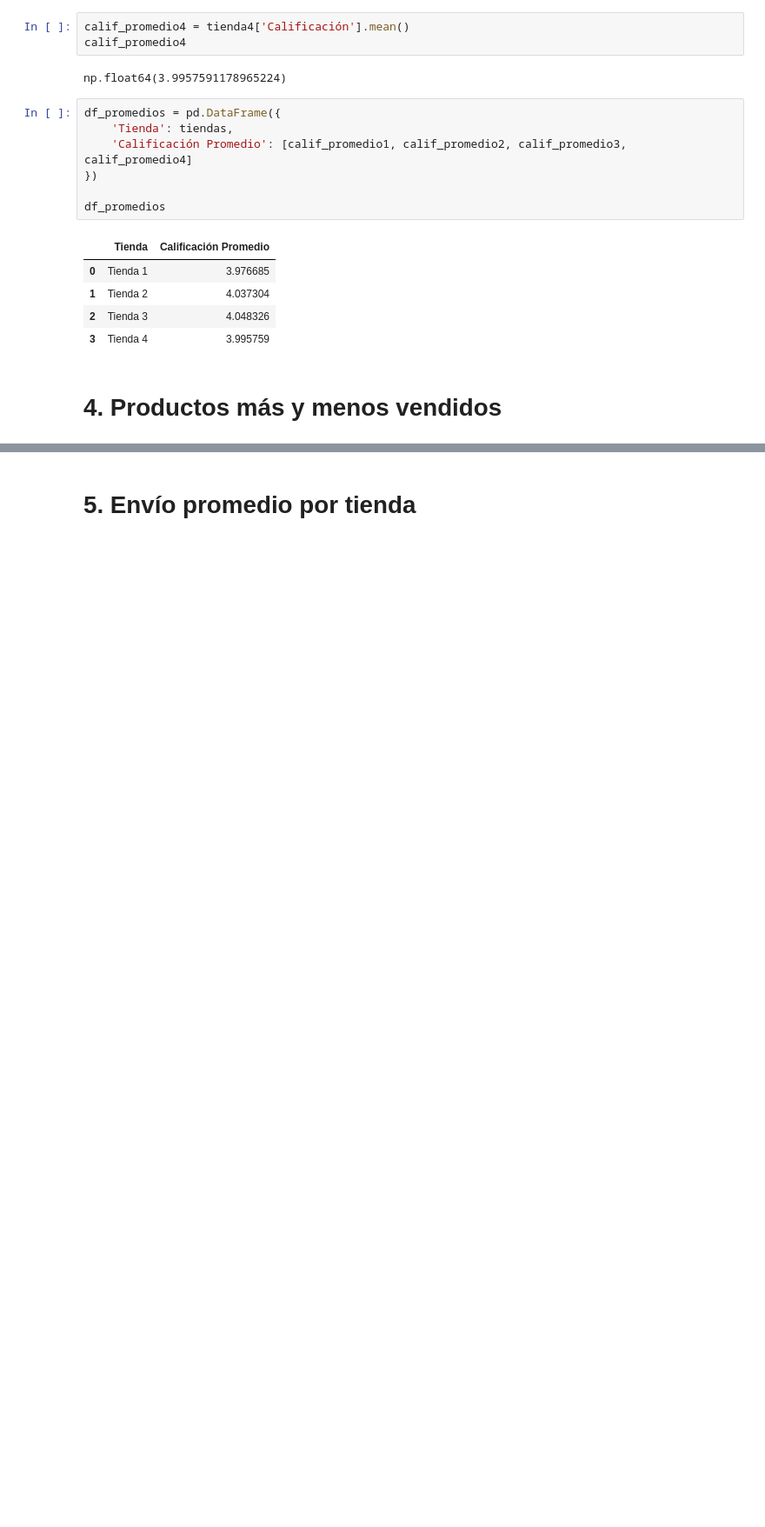
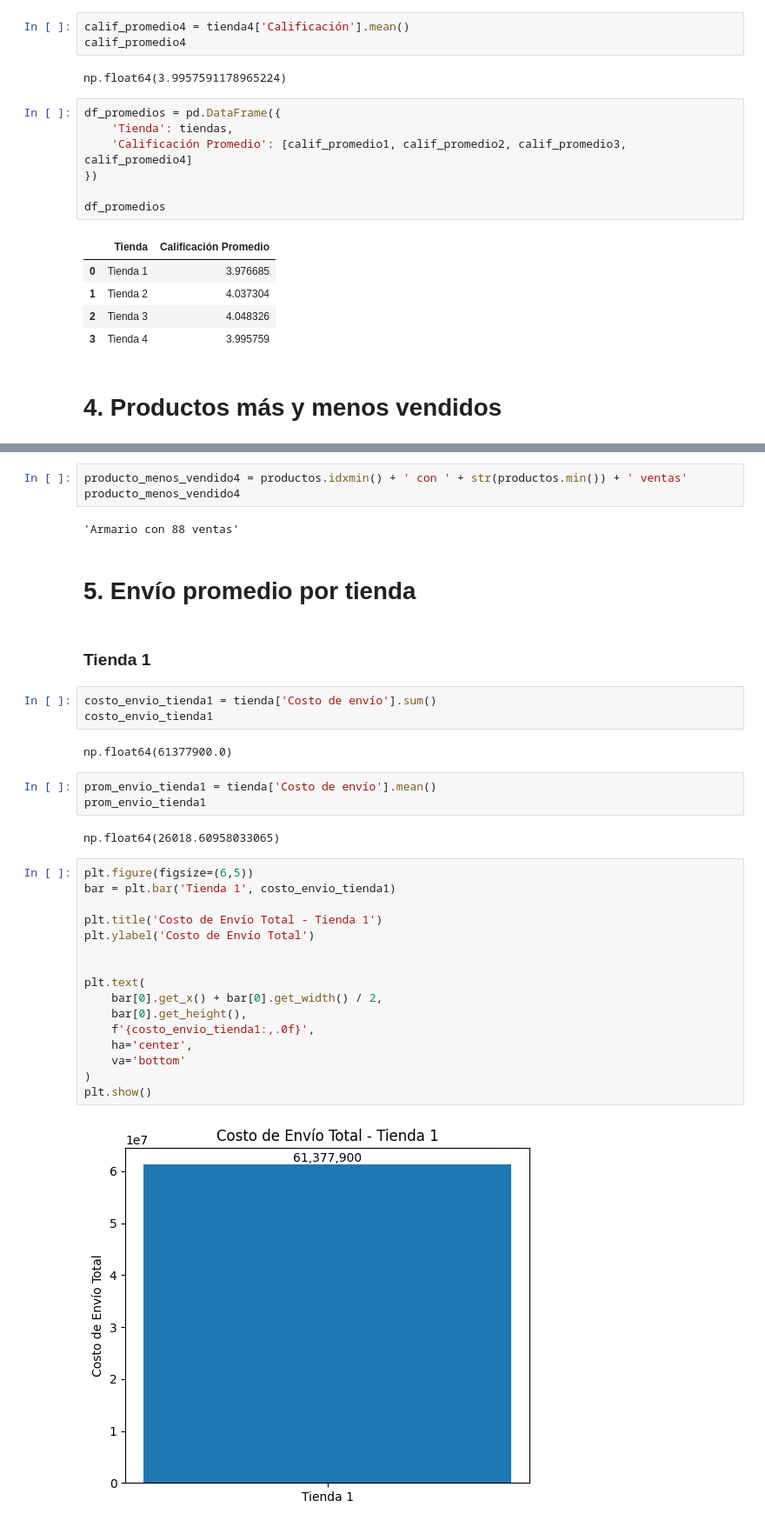
Before and after one commit to FernandoC1998/AluraStore_FCG, a Jupyter notebook: AluraStoreLatam.ipynb, the cells around one changed output, grey strips where cells are left out. Shown at 87% size. Saved outputs shown, nothing was run; the diff lists cells and outputs as text; blank space fills up the shorter version.

```diff
--- a/AluraStoreLatam.ipynb
+++ b/AluraStoreLatam.ipynb
@@ -328,2 +463,37 @@ df_promedios
+# %%
+producto_menos_vendido4 = productos.idxmin() + ' con ' + str(productos.min()) + ' ventas'
+producto_menos_vendido4
+# %% [output]
+'Armario con 88 ventas'
 # %% [markdown]
 # 5. Envío promedio por tienda
+# %% [markdown]
+### **Tienda 1**
+# %%
+costo_envio_tienda1 = tienda['Costo de envío'].sum()
+costo_envio_tienda1
+# %% [output]
+np.float64(61377900.0)
+# %%
+prom_envio_tienda1 = tienda['Costo de envío'].mean()
+prom_envio_tienda1
+# %% [output]
+np.float64(26018.60958033065)
+# %%
+plt.figure(figsize=(6,5))
+bar = plt.bar('Tienda 1', costo_envio_tienda1)
+
+plt.title('Costo de Envío Total - Tienda 1')
+plt.ylabel('Costo de Envío Total')
+
+
+plt.text(
+    bar[0].get_x() + bar[0].get_width() / 2,
+    bar[0].get_height(),
+    f'{costo_envio_tienda1:,.0f}',
+    ha='center',
+    va='bottom'
+)
+plt.show()
+# %% [output]
+[figure, added]
```
Also changed, not shown: parts of 34 cells of this notebook.
